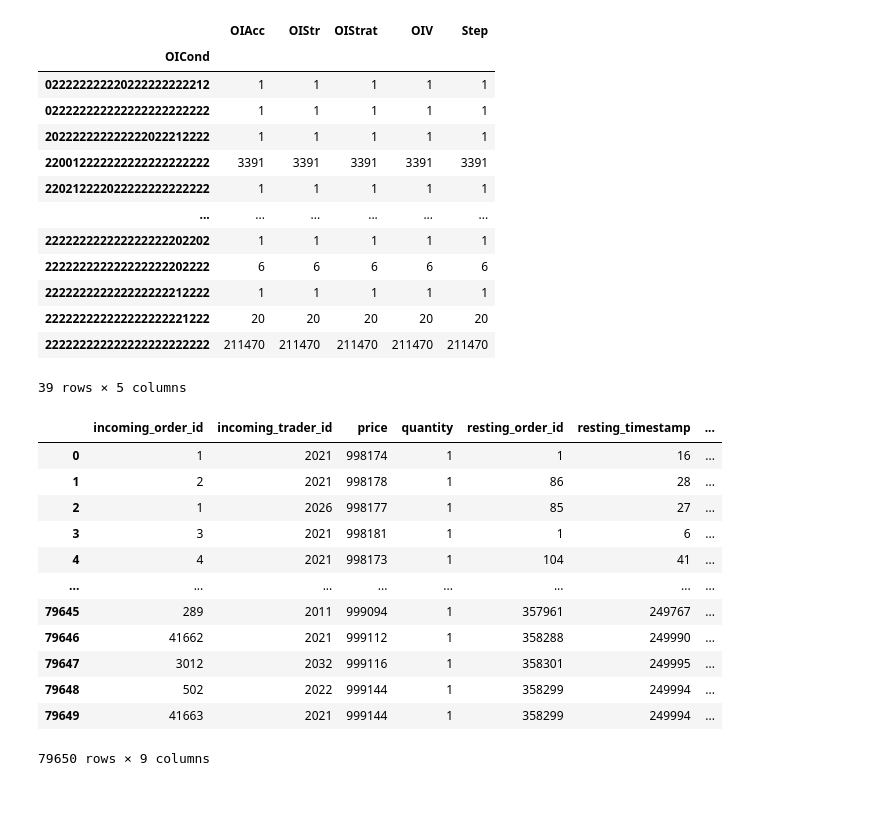
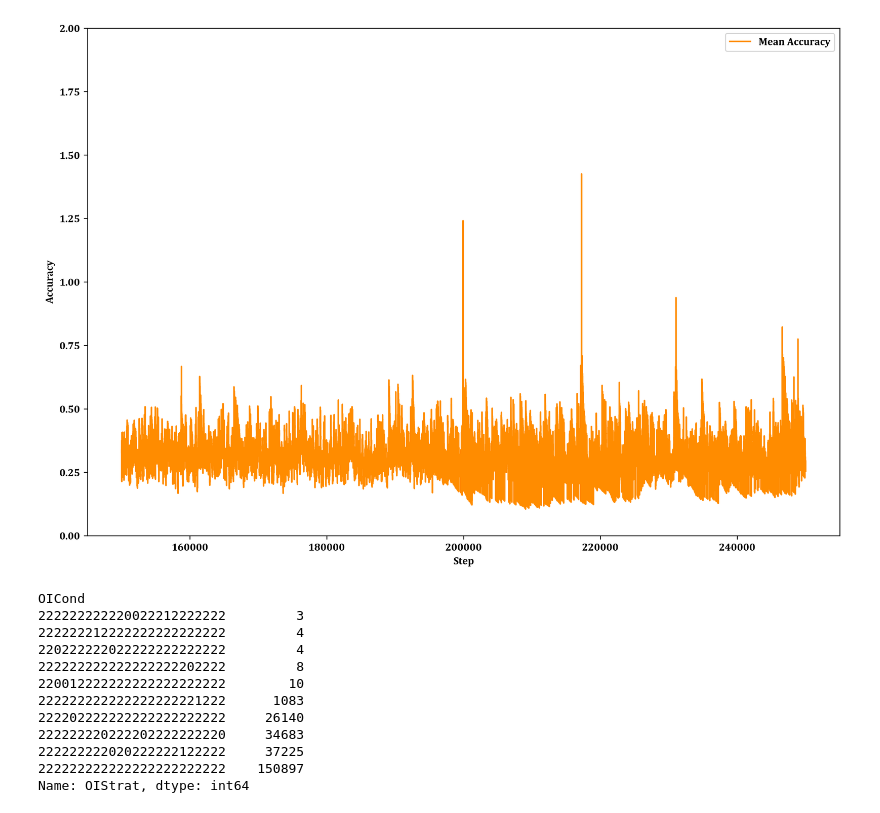
Before and after one commit to JackBenny39/mmabm, a Jupyter notebook: Notebooks/InspectGA.ipynb, the cells around one changed output. Cells and saved outputs as stored; diff of their text form; code cells hidden in the pictures.

```diff
--- a/Notebooks/InspectGA.ipynb
+++ b/Notebooks/InspectGA.ipynb
@@ -39,0 +99,3 @@ mmdf
+# %%
+oi_df = pd.read_hdf(h5in, 'oi_signal_3000')
+oi_df
@@ -39,0 +116,3 @@ mmdf
+# %%
+moi_df = oi_df.groupby('Step').OIAcc.mean()
+moi_df
@@ -40,34 +133,27 @@ mmdf
+# %%
+fig = plt.figure(figsize=(13,9), dpi=300, facecolor='w')
+ax1 = fig.add_subplot(111)
+ax1.plot(moi_df[150000:], linestyle='solid', color='DarkOrange', marker='None', label='Mean Accuracy')
+ax1.set_ylim([0, 2])
+ax1.set_xlabel('Step', family='Cambria')
+ax1.set_ylabel('Accuracy', family='Cambria')
+ax1.legend(loc='upper right')
+plt.show()
+# %% [output]
+[figure, added]
 # %%
-mmdf.groupby('OICond').count()
+toi_df = oi_df.groupby('OICond').OIStrat.count()
+toi_df.sort_values()[-10:]
 # %% [output]
-|  | OIAcc | OIStr | OIStrat | OIV | Step |
-| OICond |  |  |  |  |  |
-| 022222222220222222222212 | 1 | 1 | 1 | 1 | 1 |
-| 022222222222222222222222 | 1 | 1 | 1 | 1 | 1 |
-| 202222222222222022212222 | 1 | 1 | 1 | 1 | 1 |
-| 220012222222222222222222 | 3391 | 3391 | 3391 | 3391 | 3391 |
-| 220212222022222222222222 | 1 | 1 | 1 | 1 | 1 |
-| ... | ... | ... | ... | ... | ... |
-| 222222222222222222202202 | 1 | 1 | 1 | 1 | 1 |
-| 222222222222222222202222 | 6 | 6 | 6 | 6 | 6 |
-| 222222222222222222212222 | 1 | 1 | 1 | 1 | 1 |
-| 222222222222222222221222 | 20 | 20 | 20 | 20 | 20 |
-| 222222222222222222222222 | 211470 | 211470 | 211470 | 211470 | 211470 |
-39 rows × 5 columns
+OICond
+222222222220022212222222         3
+222222212222222222222222         4
+220222222022222222222222         4
+222222222222222222202222         8
+220012222222222222222222        10
+222222222222222222221222      1083
+222202222222222222222222     26140
+222222220222202222222220     34683
+222222222020222222122222     37225
+222222222222222222222222    150897
+Name: OIStrat, dtype: int64
-# %%
-trade_df = pd.read_hdf(h5in, 'trades')
-trade_df
-# %% [output]
-|  | incoming_order_id | incoming_trader_id | price | quantity | resting_order_id | resting_timestamp | ... |
-| 0 | 1 | 2021 | 998174 | 1 | 1 | 16 | ... |
-| 1 | 2 | 2021 | 998178 | 1 | 86 | 28 | ... |
-| 2 | 1 | 2026 | 998177 | 1 | 85 | 27 | ... |
-| 3 | 3 | 2021 | 998181 | 1 | 1 | 6 | ... |
-| 4 | 4 | 2021 | 998173 | 1 | 104 | 41 | ... |
-| ... | ... | ... | ... | ... | ... | ... | ... |
-| 79645 | 289 | 2011 | 999094 | 1 | 357961 | 249767 | ... |
-| 79646 | 41662 | 2021 | 999112 | 1 | 358288 | 249990 | ... |
-| 79647 | 3012 | 2032 | 999116 | 1 | 358301 | 249995 | ... |
-| 79648 | 502 | 2022 | 999144 | 1 | 358299 | 249994 | ... |
-| 79649 | 41663 | 2021 | 999144 | 1 | 358299 | 249994 | ... |
-79650 rows × 9 columns
```
Also changed, not shown: parts of 15 cells of this notebook, 5 other files.
